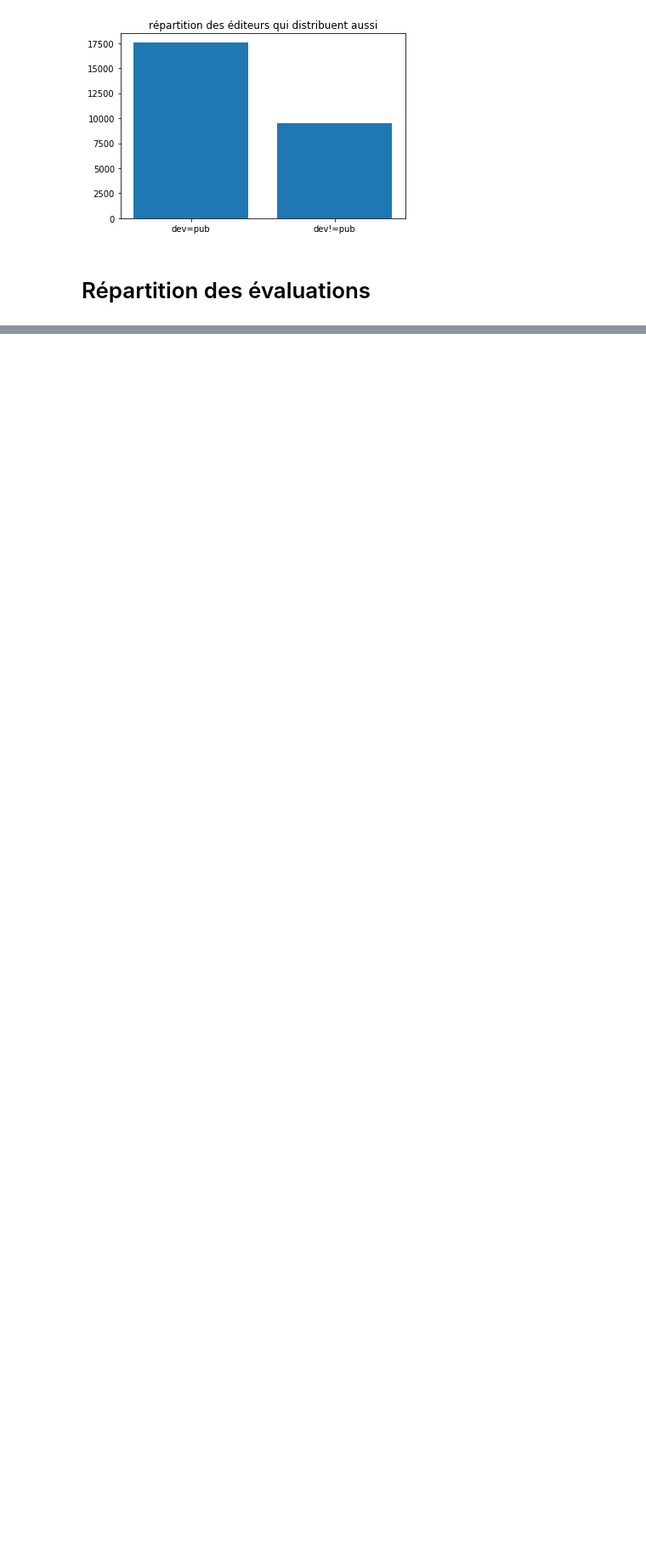
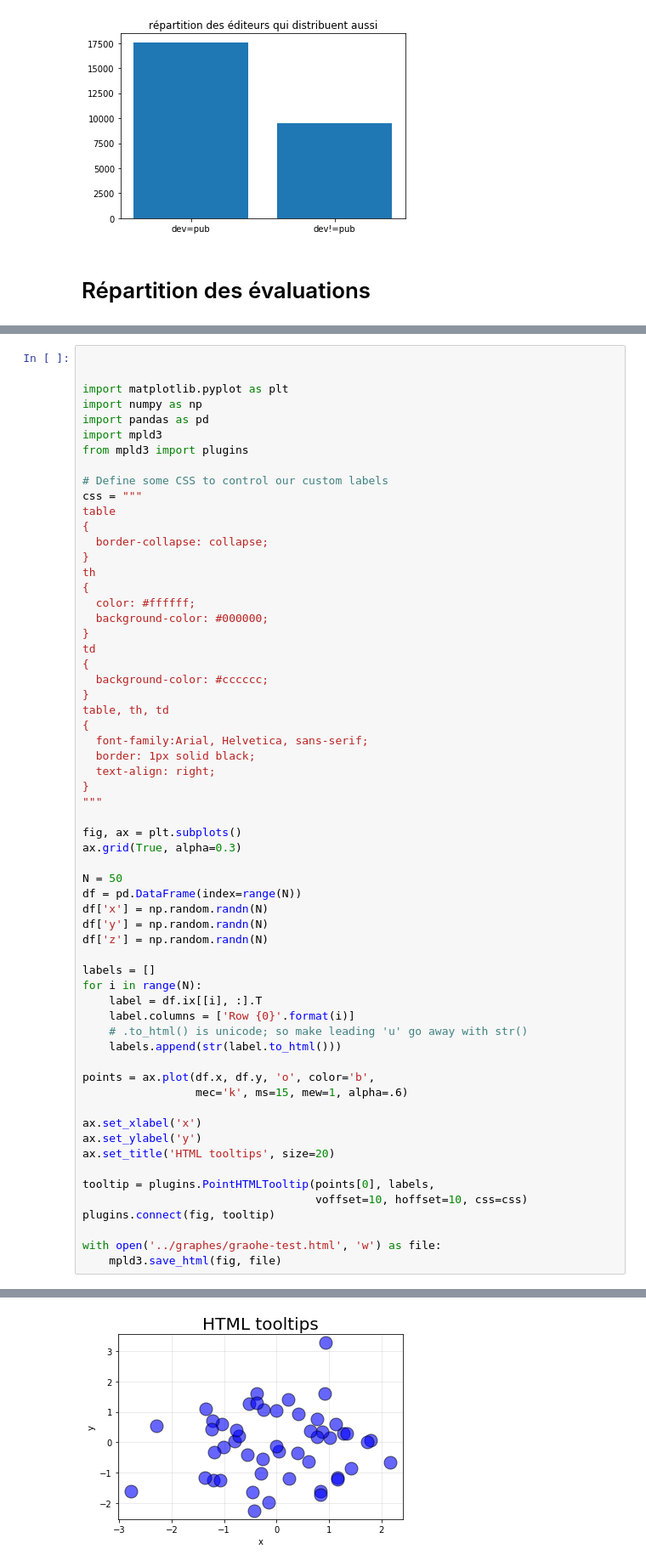
Before and after one commit to pierrerochet/DocStrucM2_MelaniePierre, a Jupyter notebook: data/Data_Viz.ipynb, the cells around one changed output, grey strips where cells are left out. Shown at 85% size. Saved outputs shown, nothing was run; the diff lists cells and outputs as text; blank space fills up the shorter version.

```diff
--- a/graphes/Data Viz.ipynb
+++ b/data/Data_Viz.ipynb
@@ -124,0 +105,62 @@ KeyboardInterrupt:
+# %%
+
+
+import matplotlib.pyplot as plt
+import numpy as np
+import pandas as pd
+import mpld3
+from mpld3 import plugins
+
+# Define some CSS to control our custom labels
+css = """
+table
+{
+  border-collapse: collapse;
+}
+th
+{
+  color: #ffffff;
+  background-color: #000000;
+}
+td
+{
+  background-color: #cccccc;
+}
+table, th, td
+{
+  font-family:Arial, Helvetica, sans-serif;
+  border: 1px solid black;
+  text-align: right;
+}
+"""
+
+fig, ax = plt.subplots()
+ax.grid(True, alpha=0.3)
+
+N = 50
+df = pd.DataFrame(index=range(N))
+df['x'] = np.random.randn(N)
+df['y'] = np.random.randn(N)
+df['z'] = np.random.randn(N)
+
+labels = []
+for i in range(N):
+    label = df.ix[[i], :].T
+    label.columns = ['Row {0}'.format(i)]
+    # .to_html() is unicode; so make leading 'u' go away with str()
+    labels.append(str(label.to_html()))
+
+points = ax.plot(df.x, df.y, 'o', color='b',
+                 mec='k', ms=15, mew=1, alpha=.6)
+
+ax.set_xlabel('x')
+ax.set_ylabel('y')
+ax.set_title('HTML tooltips', size=20)
+
+tooltip = plugins.PointHTMLTooltip(points[0], labels,
+                                   voffset=10, hoffset=10, css=css)
+plugins.connect(fig, tooltip)
+
+with open('../graphes/graohe-test.html', 'w') as file:
+    mpld3.save_html(fig, file)
+# %% [output]
@@ -124,0 +173 @@ KeyboardInterrupt:
+[figure, added]
```
Also changed, not shown: parts of 3 cells of this notebook, 6 other files.
